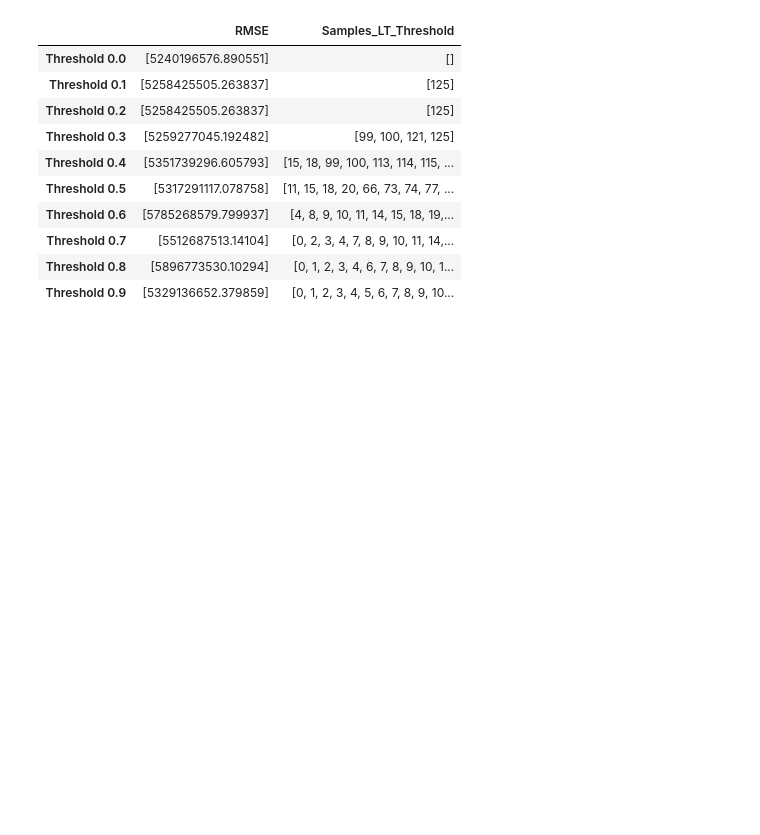
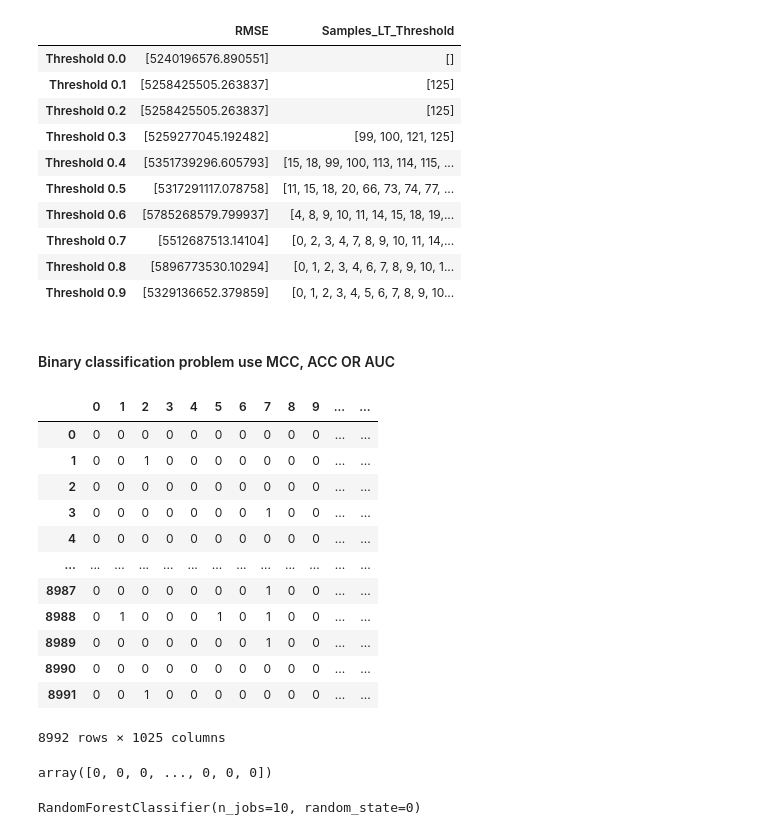
Before and after one commit to jeffrichardchemistry/pyADA, a Jupyter notebook: example/example_of_use.ipynb, the cells around one changed output. Cells and saved outputs as stored; diff of their text form; code cells hidden in the pictures; blank space fills up the shorter version.

Commit message:
Implementation of classification problem

```diff
--- a/example/example_of_use.ipynb
+++ b/example/example_of_use.ipynb
@@ -208,3 +209,5 @@ results_df
 | Threshold 0.7 | [5512687513.14104] | [0, 2, 3, 4, 7, 8, 9, 10, 11, 14,... |
 | Threshold 0.8 | [5896773530.10294] | [0, 1, 2, 3, 4, 6, 7, 8, 9, 10, 1... |
 | Threshold 0.9 | [5329136652.379859] | [0, 1, 2, 3, 4, 5, 6, 7, 8, 9, 10... |
+# %% [markdown]
+#### Binary classification problem use MCC, ACC OR AUC
@@ -210,0 +222,32 @@ results_df
+# %%
+path = 'data/base_classification_example.csv'
+df = pd.read_csv(path, sep=';', header=None)
+df
+# %% [output]
+|  | 0 | 1 | 2 | 3 | 4 | 5 | 6 | 7 | 8 | 9 | ... | ... |
+| 0 | 0 | 0 | 0 | 0 | 0 | 0 | 0 | 0 | 0 | 0 | ... | ... |
+| 1 | 0 | 0 | 1 | 0 | 0 | 0 | 0 | 0 | 0 | 0 | ... | ... |
+| 2 | 0 | 0 | 0 | 0 | 0 | 0 | 0 | 0 | 0 | 0 | ... | ... |
+| 3 | 0 | 0 | 0 | 0 | 0 | 0 | 0 | 1 | 0 | 0 | ... | ... |
+| 4 | 0 | 0 | 0 | 0 | 0 | 0 | 0 | 0 | 0 | 0 | ... | ... |
+| ... | ... | ... | ... | ... | ... | ... | ... | ... | ... | ... | ... | ... |
+| 8987 | 0 | 0 | 0 | 0 | 0 | 0 | 0 | 1 | 0 | 0 | ... | ... |
+| 8988 | 0 | 1 | 0 | 0 | 0 | 1 | 0 | 1 | 0 | 0 | ... | ... |
+| 8989 | 0 | 0 | 0 | 0 | 0 | 0 | 0 | 1 | 0 | 0 | ... | ... |
+| 8990 | 0 | 0 | 0 | 0 | 0 | 0 | 0 | 0 | 0 | 0 | ... | ... |
+| 8991 | 0 | 0 | 1 | 0 | 0 | 0 | 0 | 0 | 0 | 0 | ... | ... |
+8992 rows × 1025 columns
+# %%
+le = LabelEncoder()
+xi = df.iloc[:4000, 0:1024].values
+y = df.iloc[:4000, 1024].values
+y = le.fit_transform(y)
+y
+# %% [output]
+array([0, 0, 0, ..., 0, 0, 0])
+# %%
+xi_train, xi_test, y_train, y_test = train_test_split(xi, y, test_size=0.05, random_state=0)
+rfc = RandomForestClassifier(n_estimators=100, n_jobs=10, random_state=0)
+rfc.fit(xi_train, y_train)
+# %% [output]
+RandomForestClassifier(n_jobs=10, random_state=0)
```
Also changed, not shown: parts of 4 cells of this notebook, 4 other files.
